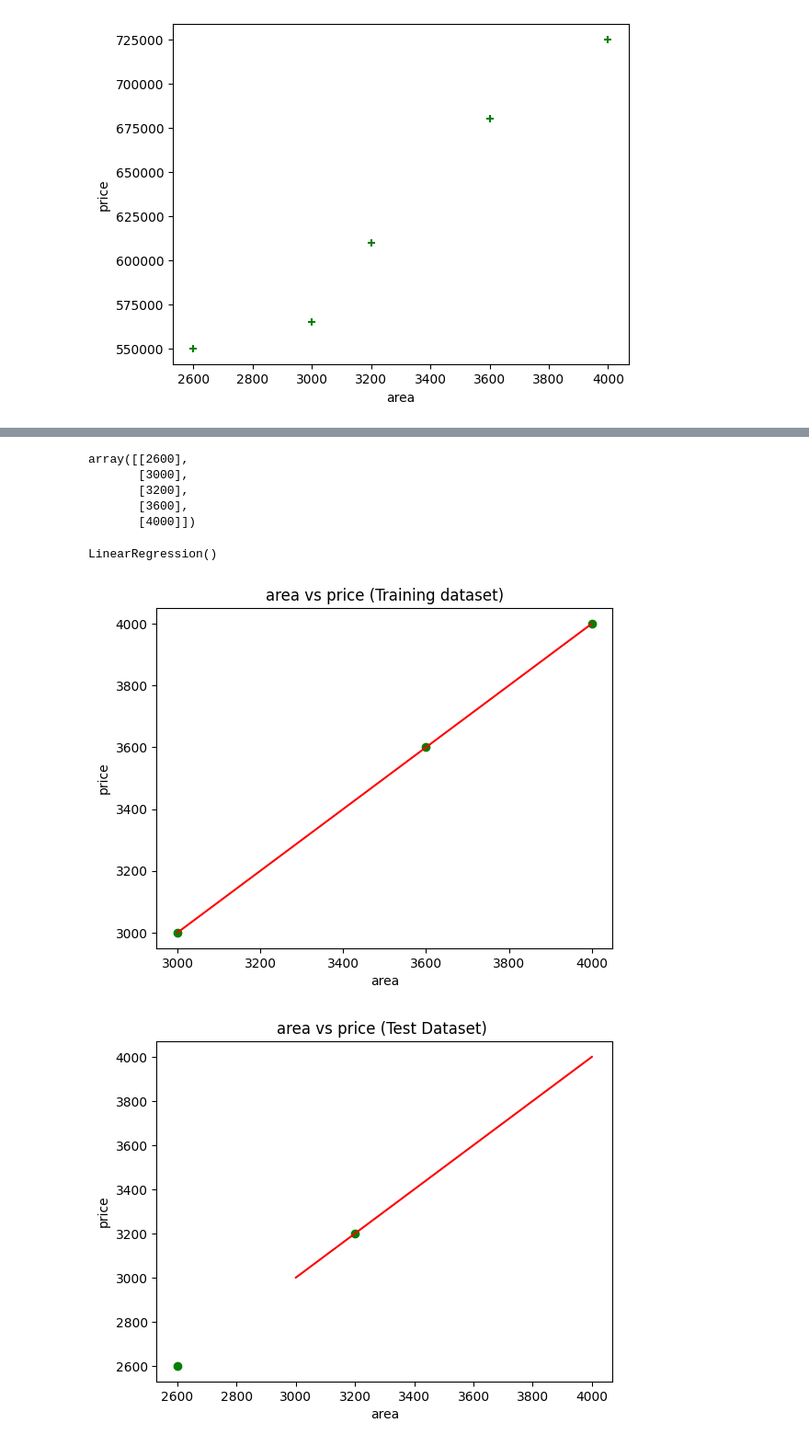
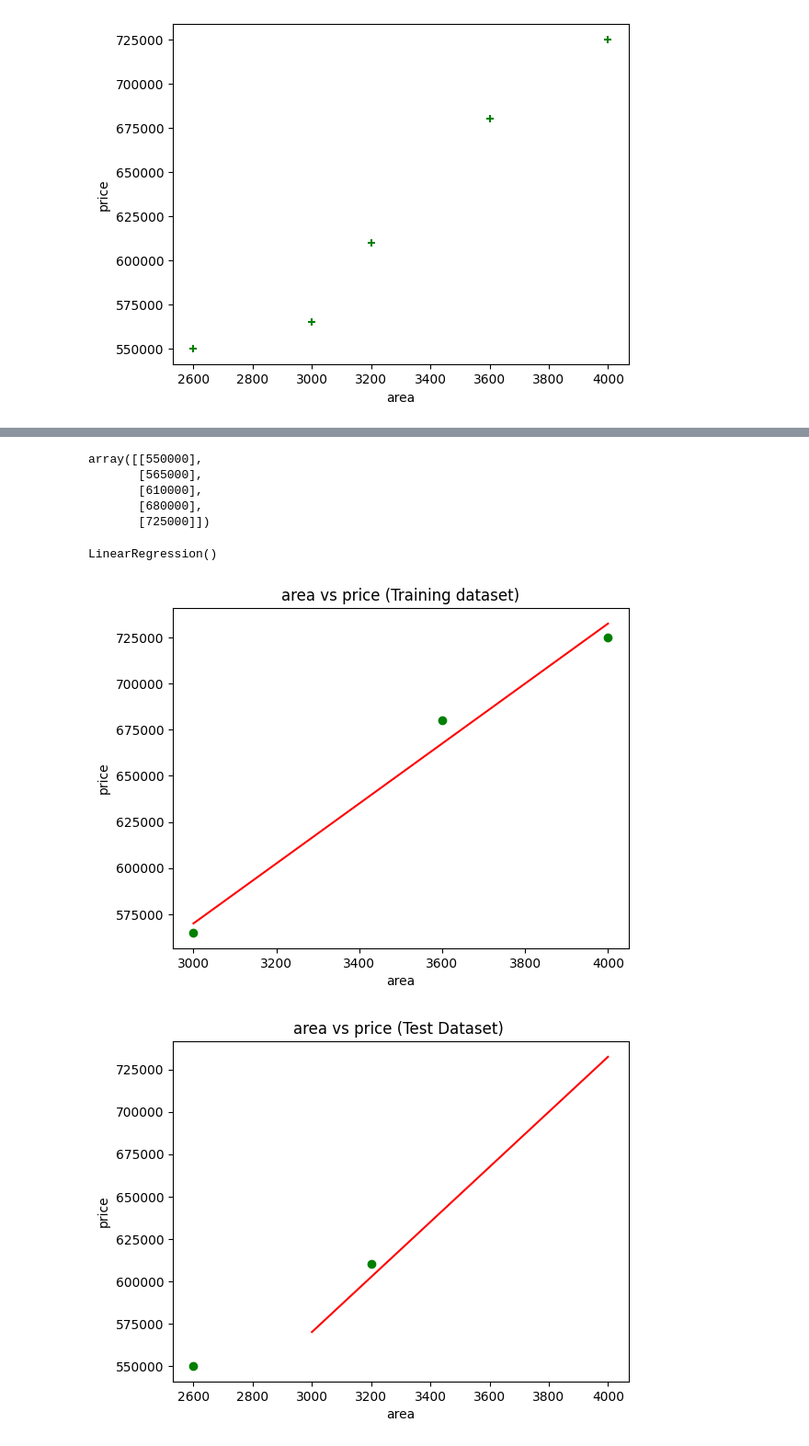
Before and after one commit to KirtiNayak11/ML, a Jupyter notebook: AreaVsPrice.ipynb, the cells around one changed output, grey strips where cells are left out. Shown: that part at 92% size. Saved outputs shown, nothing was run; the diff lists cells and outputs as text; code cells hidden in the pictures.

```diff
--- a/AreaVsPrice.ipynb
+++ b/AreaVsPrice.ipynb
@@ -22,4 +22,5 @@ plt.scatter(df.area,df.price,color='green',marker='+')
 <matplotlib.collections.PathCollection at 0x...>
 [figure]
 # %%
-x=df.iloc[:,:-1].values
+area=df.iloc[:,:1].values
+area
@@ -34,16 +33,15 @@ array([[2600],
 # %%
-y=df.iloc[:,:1].values
+price=df.iloc[:,1:2].values
+price
+# %% [output]
+array([[550000],
+       [565000],
+       [610000],
+       [680000],
+       [725000]])
-# %%
-y
-# %% [output]
-array([[2600],
-       [3000],
-       [3200],
-       [3600],
-       [4000]])
 # %%
 from sklearn.model_selection import train_test_split
-trainin,testin,trainout,testout=train_test_split(x,y,test_size=1/3,random_state=0)
+trainin,testin,trainout,testout=train_test_split(area,price,test_size=1/3,random_state=0)
 # %%
 from sklearn import linear_model
 model=linear_model.LinearRegression()
@@ -55,20 +53,20 @@ ypred=model.predict(testin)
 # %%
-xpred=model.predict(trainin)
+trainpred_price=model.predict(trainin)
 # %%
 plt.scatter(trainin,trainout,color='green')
-plt.plot(trainin,xpred,color='red')
+plt.plot(trainin,trainpred_price,color='red')
 plt.title("area vs price (Training dataset)")
 plt.xlabel("area")
 plt.ylabel("price")
 plt.show()
 # %% [output]
-[figure, old version]
+[figure, new version]
 # %%
 plt.scatter(testin,testout,color='green')
-plt.plot(trainin,xpred,color='red')
+plt.plot(trainin,trainpred_price,color='red')
 plt.title("area vs price (Test Dataset) ")
 plt.xlabel("area")
 plt.ylabel("price")
 plt.show()
 # %% [output]
-[figure, old version]
+[figure, new version]
```
Also changed, not shown: parts of 3 cells of this notebook.
